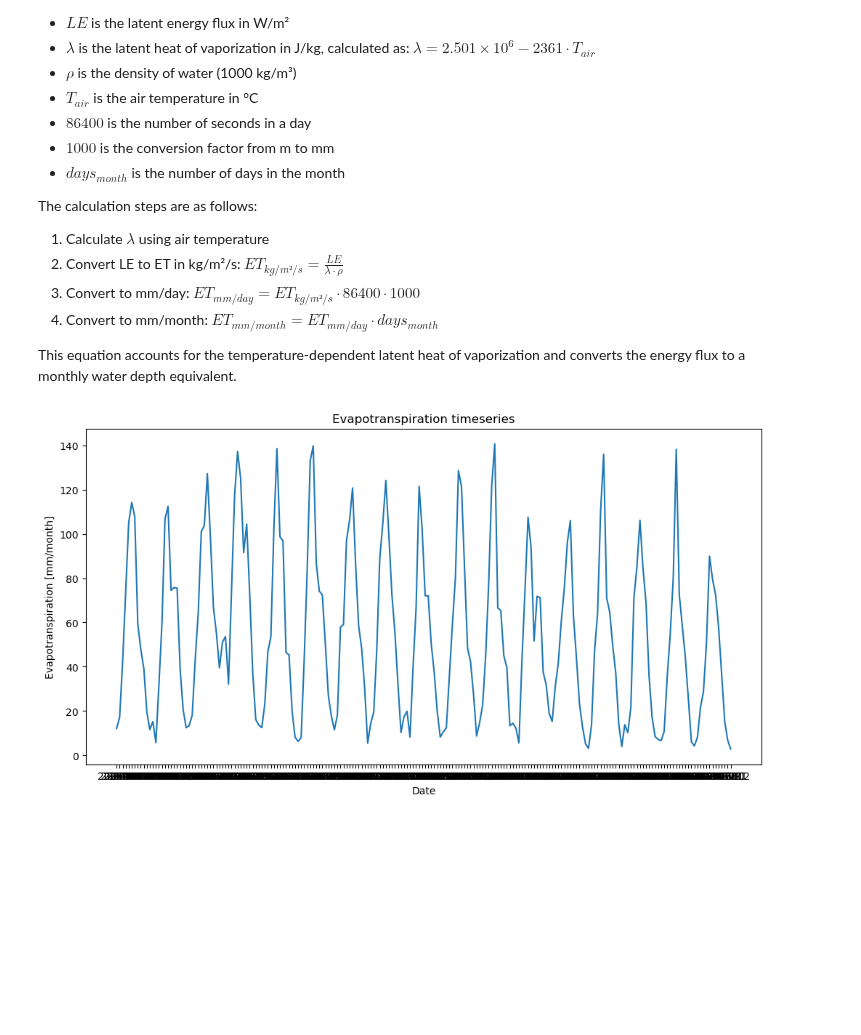
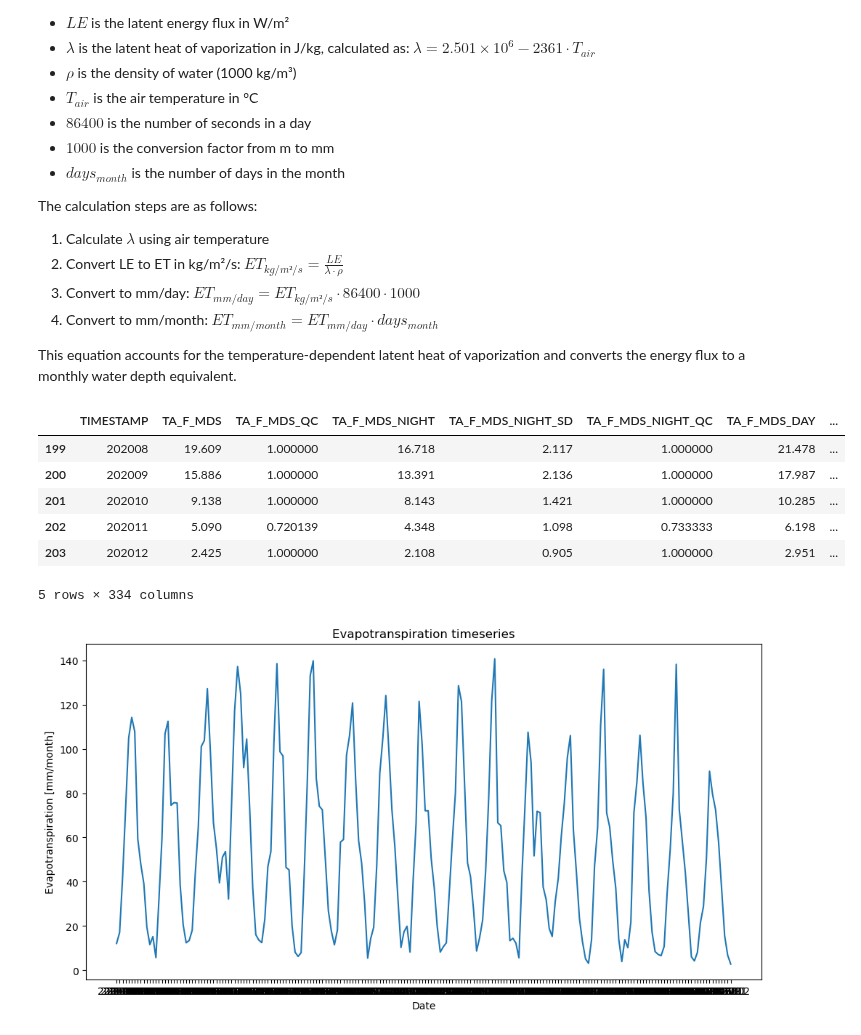
Before and after one commit to CooperBigFoot/ETblue-estimation, a Jupyter notebook: downscale_ET_data/validation_ET_to_eeAsset.ipynb, the cells around one changed output. Cells and saved outputs as stored; diff of their text form; code cells hidden in the pictures; blank space fills up the shorter version.

```diff
--- a/downscale_ET_data/validation_ET_to_eeAsset.ipynb
+++ b/downscale_ET_data/validation_ET_to_eeAsset.ipynb
@@ -250,6 +250,16 @@ This equation accounts for the temperature-dependent latent heat of vaporization
 # %%
 file_path = "/Users/cooper/Desktop/Hydrosolutions/ETblue-estimation /Oensingen_Flux_Net.csv"
 oensingen = pd.read_csv(file_path, sep=",", decimal=".", parse_dates=["TIMESTAMP"])
+# %%
+oensingen.tail()
+# %% [output]
+|  | TIMESTAMP | TA_F_MDS | TA_F_MDS_QC | TA_F_MDS_NIGHT | TA_F_MDS_NIGHT_SD | TA_F_MDS_NIGHT_QC | TA_F_MDS_DAY | ... |
+| 199 | 202008 | 19.609 | 1.000000 | 16.718 | 2.117 | 1.000000 | 21.478 | ... |
+| 200 | 202009 | 15.886 | 1.000000 | 13.391 | 2.136 | 1.000000 | 17.987 | ... |
+| 201 | 202010 | 9.138 | 1.000000 | 8.143 | 1.421 | 1.000000 | 10.285 | ... |
+| 202 | 202011 | 5.090 | 0.720139 | 4.348 | 1.098 | 0.733333 | 6.198 | ... |
+| 203 | 202012 | 2.425 | 1.000000 | 2.108 | 0.905 | 1.000000 | 2.951 | ... |
+5 rows × 334 columns
 # %%
 def calc_et_from_le_mm_month(LE, Tair, days_in_month):
     """
```
Also changed, not shown: 5 other files.
